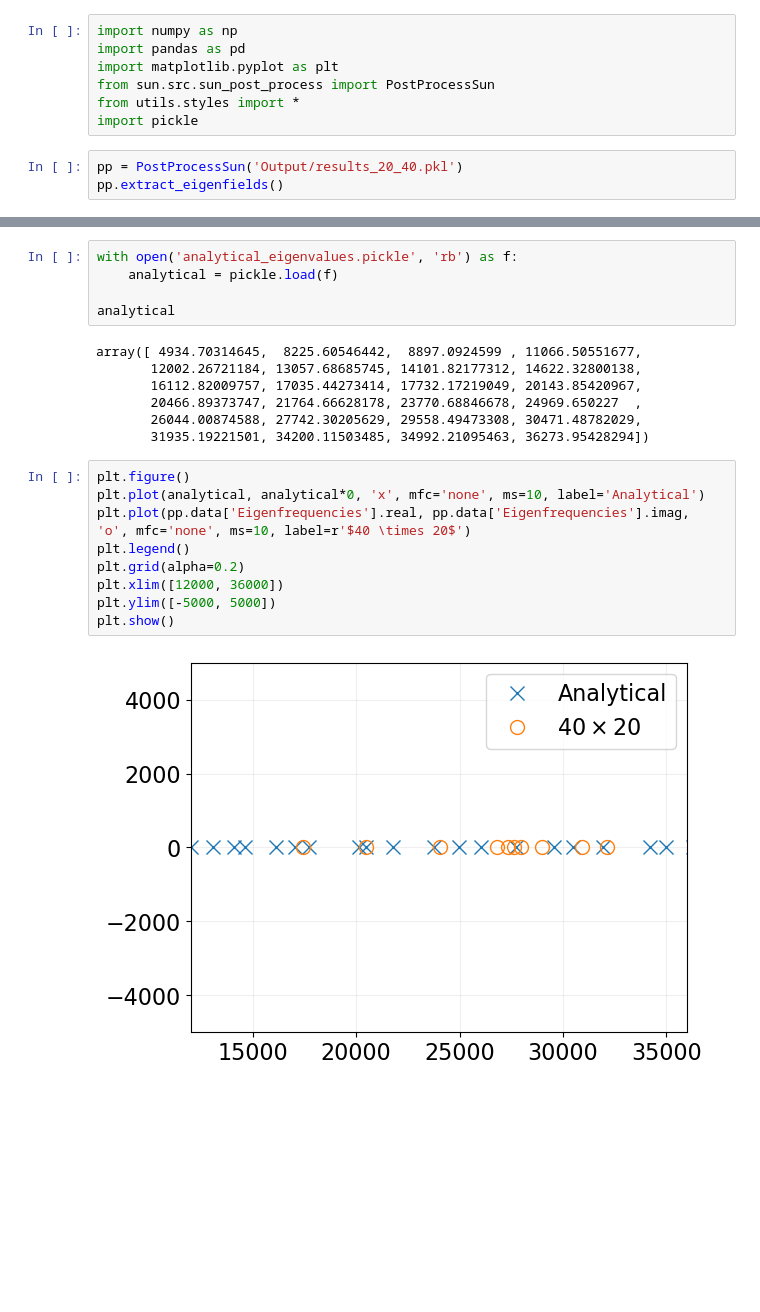
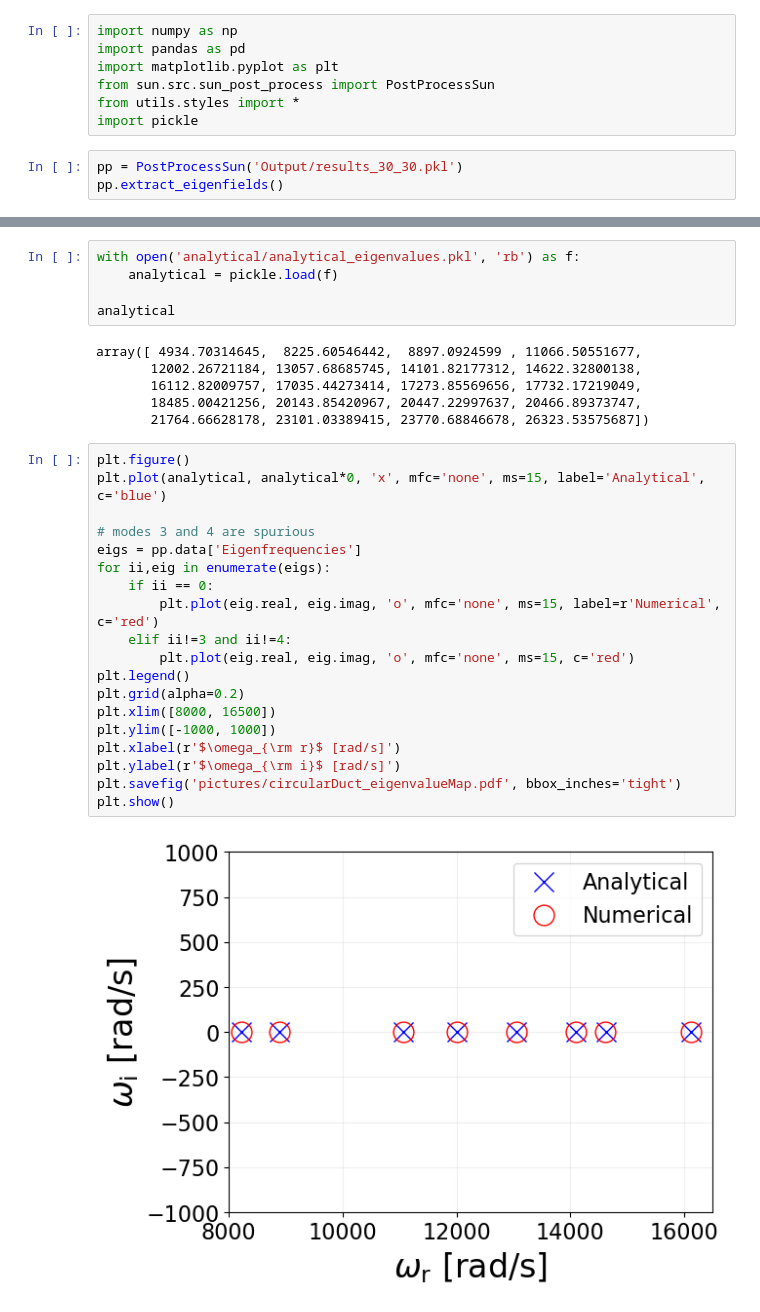
Before and after one commit to Propulsion-Power-TU-Delft/unsflow, a Jupyter notebook: Sun/testcases/annular_duct/single_block/alternative_geometry/04_Post_Process.ipynb, the cells around one changed output, grey strips where cells are left out. Drawn from its saved outputs; the diff is of its cells as text; blank space fills up the shorter version.

```diff
--- a/Sun/testcases/annular_duct/single_block/alternative_geometry/04_Post_Process.ipynb
+++ b/Sun/testcases/annular_duct/single_block/alternative_geometry/04_Post_Process.ipynb
@@ -6,7 +6,7 @@ from sun.src.sun_post_process import PostProcessSun
 from utils.styles import *
 import pickle
 # %%
-pp = PostProcessSun('Output/results_20_40.pkl')
+pp = PostProcessSun('Output/results_30_30.pkl')
 pp.extract_eigenfields()
 # %%
 z = pp.data['AxialCoords']
@@ -69,23 +89,32 @@ plt.savefig(
 # %%
-with open('analytical_eigenvalues.pickle', 'rb') as f:
+with open('analytical/analytical_eigenvalues.pkl', 'rb') as f:
     analytical = pickle.load(f)
 
 analytical
 # %% [output]
 array([ 4934.70314645,  8225.60546442,  8897.0924599 , 11066.50551677,
        12002.26721184, 13057.68685745, 14101.82177312, 14622.32800138,
-       16112.82009757, 17035.44273414, 17732.17219049, 20143.85420967,
-       20466.89373747, 21764.66628178, 23770.68846678, 24969.650227  ,
-       26044.00874588, 27742.30205629, 29558.49473308, 30471.48782029,
-       31935.19221501, 34200.11503485, 34992.21095463, 36273.95428294])
+       16112.82009757, 17035.44273414, 17273.85569656, 17732.17219049,
+       18485.00421256, 20143.85420967, 20447.22997637, 20466.89373747,
+       21764.66628178, 23101.03389415, 23770.68846678, 26323.53575687])
 # %%
 plt.figure()
-plt.plot(analytical, analytical*0, 'x', mfc='none', ms=10, label='Analytical')
-plt.plot(pp.data['Eigenfrequencies'].real, pp.data['Eigenfrequencies'].imag, 'o', mfc='none', ms=10, label=r'$40 \times 20$')
+plt.plot(analytical, analytical*0, 'x', mfc='none', ms=15, label='Analytical', c='blue')
+
+# modes 3 and 4 are spurious
+eigs = pp.data['Eigenfrequencies']
+for ii,eig in enumerate(eigs):
+    if ii == 0:
+        plt.plot(eig.real, eig.imag, 'o', mfc='none', ms=15, label=r'Numerical', c='red')
+    elif ii!=3 and ii!=4:
+        plt.plot(eig.real, eig.imag, 'o', mfc='none', ms=15, c='red')
 plt.legend()
 plt.grid(alpha=0.2)
-plt.xlim([12000, 36000])
-plt.ylim([-5000, 5000])
+plt.xlim([8000, 16500])
+plt.ylim([-1000, 1000])
+plt.xlabel(r'$\omega_{\rm r}$ [rad/s]')
+plt.ylabel(r'$\omega_{\rm i}$ [rad/s]')
+plt.savefig('pictures/circularDuct_eigenvalueMap.pdf', bbox_inches='tight')
 plt.show()
 # %% [output]
-[figure, old version]
+[figure, new version]
```
Also changed, not shown: parts of 1 cell of this notebook, 8 other files.
